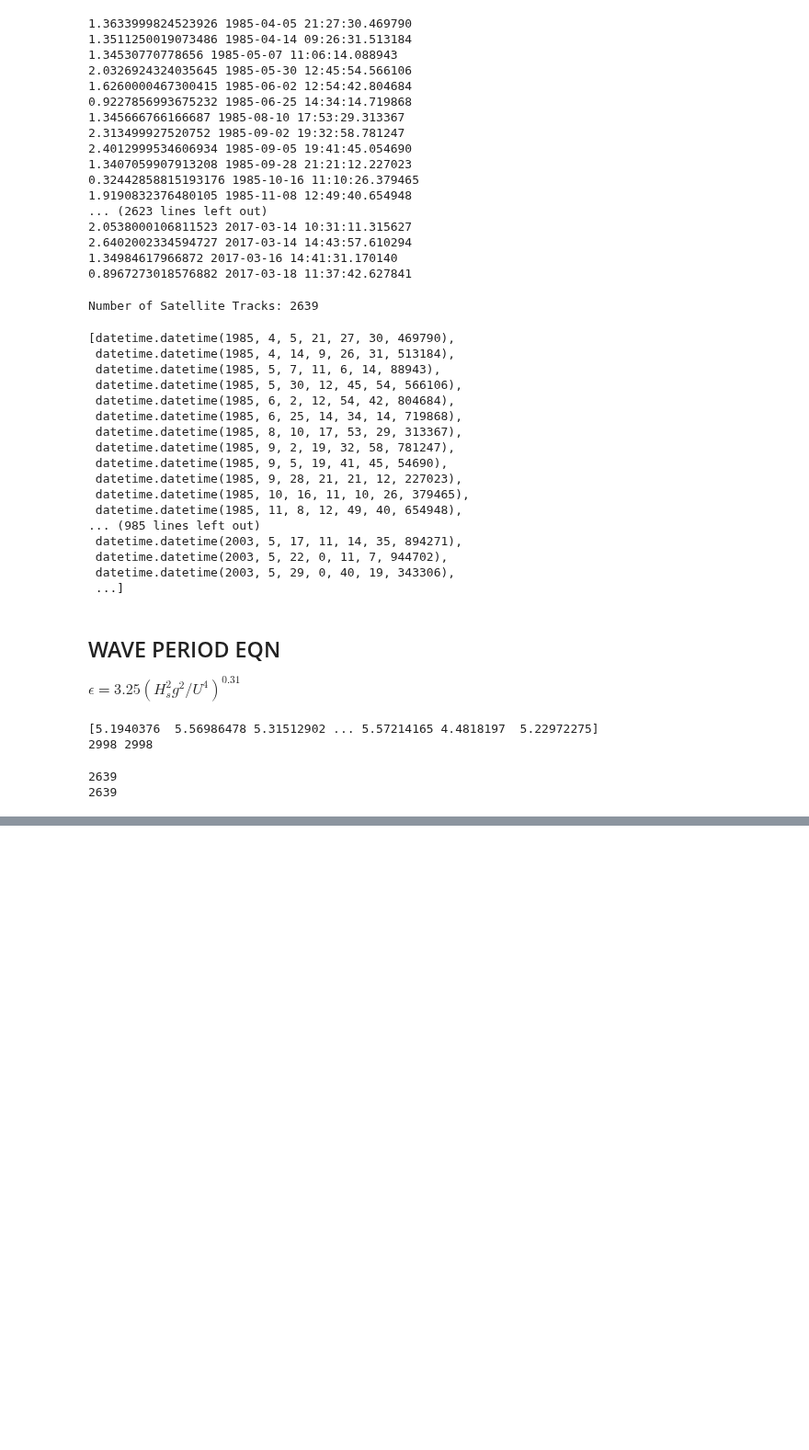
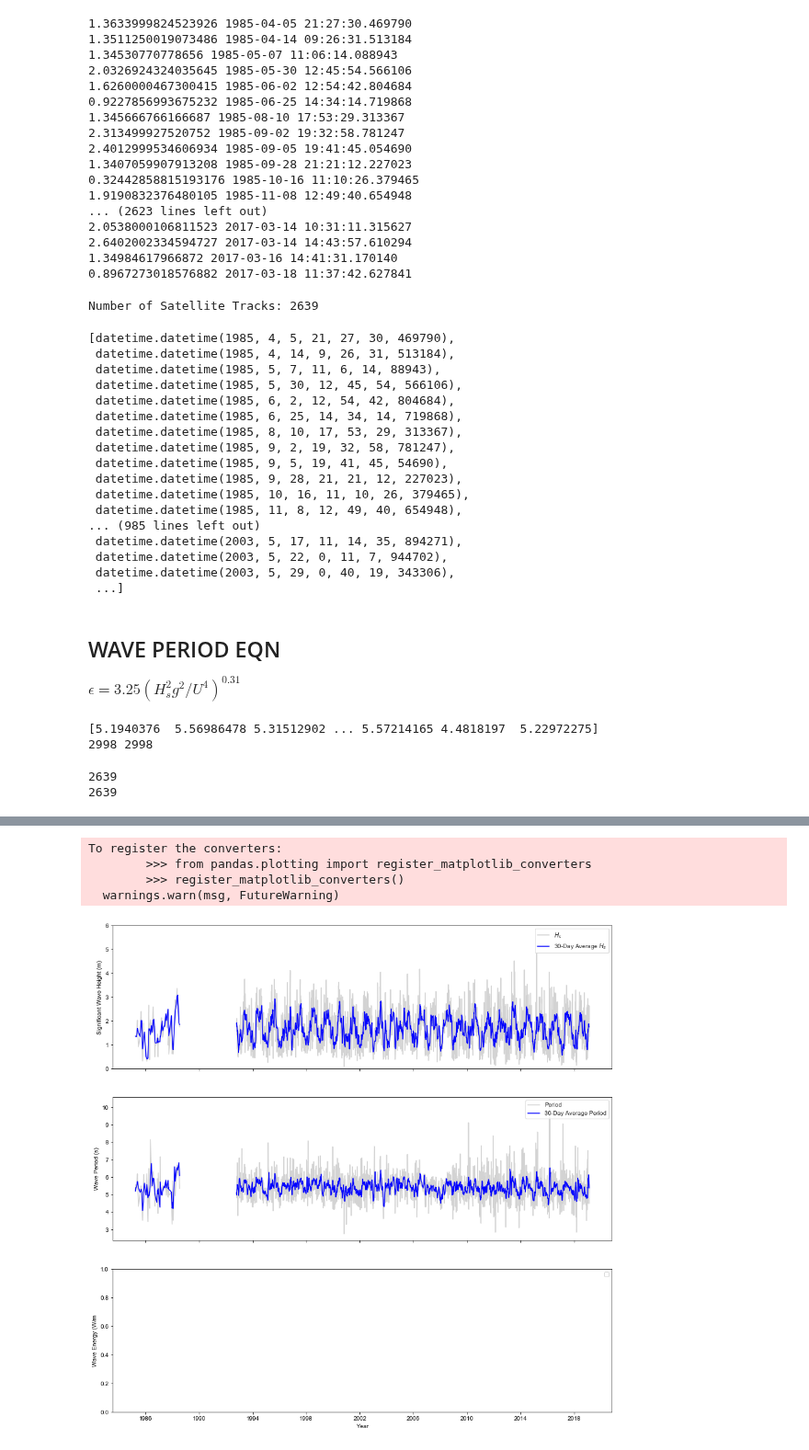
Before and after one commit to CourtneySmith32/Honours-Coursework, a Jupyter notebook: Melville_timeseries.ipynb, the cells around one changed output, grey strips where cells are left out. Shown at 92% size. Saved outputs shown, nothing was run; the diff lists cells and outputs as text; code cells hidden in the pictures; blank space fills up the shorter version.

Commit message:
time series for all four locations

```diff
--- a/Melville_timeseries.ipynb
+++ b/Melville_timeseries.ipynb
@@ -172,0 +178,4 @@ days9wh = np.mean(wh[days])
+# %%
+df = pd.DataFrame(data={"date": days2, "wh":dayswh, "period":daysTz})
+df.to_csv("./melville_timeseries.csv", sep=',',index=False)
+df
@@ -172,0 +209,2 @@ days9wh = np.mean(wh[days])
+# %%
+yrolling = df.rolling('30D', on = 'date', min_periods = 1).mean()
@@ -172,0 +232,4 @@ days9wh = np.mean(wh[days])
+# %%
+wh_rolling=yrolling['wh']
+
+period_rolling=yrolling['period']
@@ -172,0 +238,4 @@ days9wh = np.mean(wh[days])
+# %%
+df = pd.DataFrame(data={"date": days2, "wh":dayswh, "wh_rolling":wh_rolling, "period":daysTz, "period_rolling":period_rolling })
+df.to_csv("./melville_timeseries.csv", sep=',',index=False)
+df
@@ -172,0 +305,62 @@ days9wh = np.mean(wh[days])
+# %%
+fig, (ax1, ax2, ax3) = plt.subplots(nrows=3, ncols=1, sharex = True,figsize = (15,15))
+
+
+sns.set_style("white")
+#fig.title("Innisfail 30 Day Moving Average Significant Wave Height")
+
+
+#HS
+#Before date break
+ax1.plot(x1,y1,color='lightgrey',label="$H_s$")
+ax1.plot(x1,yy1,color='blue',label="30-Day Average $H_s$")
+
+#After date break
+ax1.plot(x2,y2,color='lightgrey', label='False')
+ax1.plot(x2,yy2,color='blue')
+
+ax1.legend(labels=["$H_s$","30-Day Average $H_s$"], loc='upper right')
+ax1.set_ylabel("Significant Wave Height (m)")
+ax1.set_ylim(0,6)
+
+
+#Wave Period
+#Before date break
+ax2.plot(x1, time1, color='lightgrey')
+ax2.plot(x1,tt1,color='blue')
+
+#After date break
+ax2.plot(x2,time2, color='lightgrey')
+ax2.plot(x2,tt2,color='blue')
+
+ax2.legend(labels=['Period',"30-Day Average Period"], loc='upper right')
+ax2.set_ylabel("Wave Period (s)")
+
+
+#Wave Power - Need to add data
+#Before date break
+#ax3.plot(x1, time1)
+#ax3.plot(x1,tt1)
+
+#After date break
+#ax3.plot(x2,time2)
+#ax3.plot(x2,tt2)
+
+ax3.legend(labels=['Period',"30-Day Average Period"], loc='upper right')
+ax3.set_ylabel("Wave Energy (W/m") #Check if watts/metre is correct
+
+
+#Formatting
+
+plt.xlabel("Year")
+
+#"years = pd.date_range(start='1985',end='2020', periods=10)
+years = pd.date_range('2008','2015', freq='AS')
+
+plt.savefig("Melville_timeseries")
+# %% [output]
+To register the converters:
+        >>> from pandas.plotting import register_matplotlib_converters
+        >>> register_matplotlib_converters()
+  warnings.warn(msg, FutureWarning)
+[figure, added]
```
Also changed, not shown: parts of 14 cells of this notebook, 11 other files.
